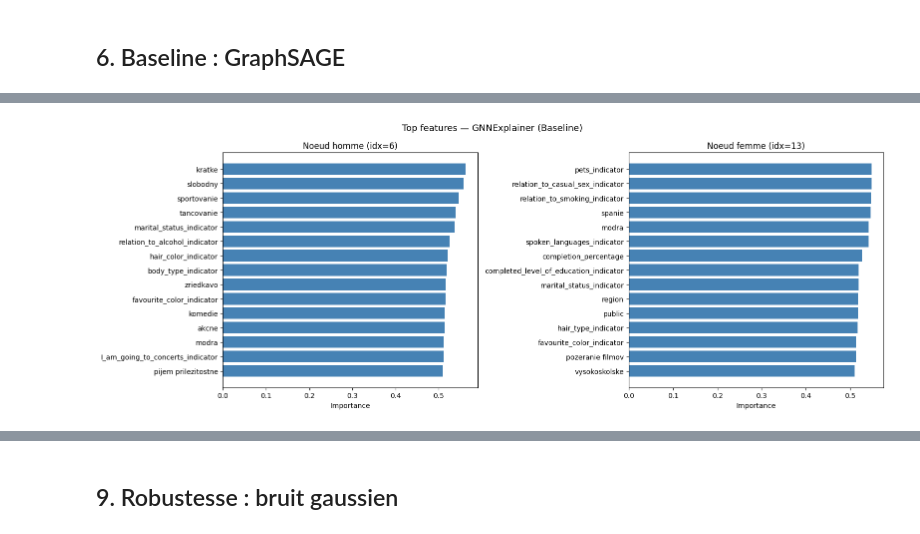
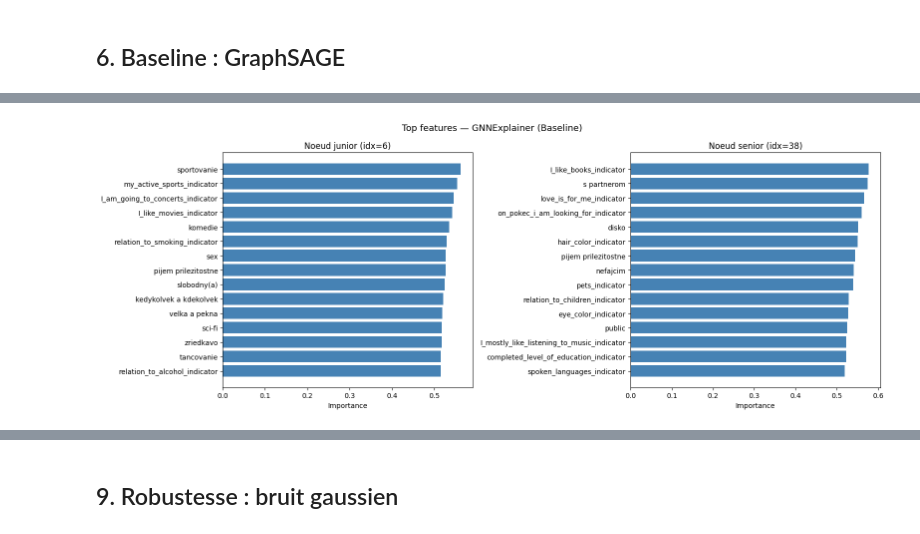
Before and after one commit to leoivars31/Projet_Fairness, a Jupyter notebook: src/notebook_principal.ipynb, the cells around one changed output, grey strips where cells are left out. Saved outputs shown, nothing was run; the diff lists cells and outputs as text; code cells hidden in the pictures.

```diff
--- a/src/notebook_principal.ipynb
+++ b/src/notebook_principal.ipynb
@@ -179,6 +222,7 @@ def eod(y_true, y_pred, sens):
     return y_pred[(sens==1)&(y_true==1)].mean() - y_pred[(sens==0)&(y_true==1)].mean()
 
 def evaluate(model, data, mask, sensitive_attr, is_fair=False):
+    """Evaluation function for both standard and fair models centralizing the computation of metrics"""
     model.eval()
     with torch.no_grad():
         out = model.predict(data.x, data.edge_index) if is_fair else model(data.x, data.edge_index)
@@ -285,7 +369,7 @@ class Adversary(nn.Module):
     def forward(self, h):
         return self.fc(h)
 # %%
-def train_fair(fair_model, adversary, data, lam=1.0, epochs=20, lr=0.01):
+def train_fair(fair_model, adversary, data, lam=1.0, epochs=30, lr=0.01):
     """
     lam : poids de la penalite adversariale.
     Augmenter lam = plus d'equite, moins de performance.
@@ -301,28 +385,31 @@ def train_fair(fair_model, adversary, data, lam=1.0, epochs=20, lr=0.01):
         opt_a.zero_grad()
         with torch.no_grad():
             _, h = fair_model(data.x, data.edge_index)
-        F.cross_entropy(adversary(h[data.train_mask]), data.sensitive_gender[data.train_mask]).backward()
+        F.cross_entropy(adversary(h[data.train_mask]), data.sensitive_age[data.train_mask]).backward()
         opt_a.step()
 
         # Etape 2 : entrainer le modele principal
-        opt_m.zero_grad()
+        opt_m.zero_grad() # on utilise pas le même optimiseur pour le modèle principal et l'adversaire pour pouvoir faire des étapes de backward séparées
         out, h    = fair_model(data.x, data.edge_index)
         task_loss = F.cross_entropy(out[data.train_mask], data.y[data.train_mask], weight=w)
-        adv_loss  = F.cross_entropy(adversary(h[data.train_mask]), data.sensitive_gender[data.train_mask])
+        adv_loss  = F.cross_entropy(adversary(h[data.train_mask]), data.sensitive_age[data.train_mask])
         (task_loss - lam * adv_loss).backward()
         opt_m.step()
 
         if epoch % 5 == 0:
             fair_model.eval()
             with torch.no_grad():
-                preds = fair_model.predict(data.x, data.edge_index).argmax(dim=1).cpu().numpy()
+                out_val = fair_model.predict(data.x, data.edge_index)
+                probs   = F.softmax(out_val, dim=1)[:, 1].cpu().numpy()
+                preds   = out_val.argmax(dim=1).cpu().numpy()
             m   = data.val_mask.cpu().numpy()
-            acc = accuracy_score(data.y.cpu().numpy()[m], preds[m])
-            s   = spd(preds[m], data.sensitive_gender.cpu().numpy()[m])
-            print(f'Epoch {epoch:3d} | Task: {task_loss.item():.4f} | Val Acc: {acc:.4f} | |SPD|: {abs(s):.4f}')
+            auc = roc_auc_score(data.y.cpu().numpy()[m], probs[m])
+            s   = spd(preds[m], data.sensitive_age.cpu().numpy()[m])
+            print(f'Epoch {epoch:3d} | Task: {task_loss.item():.4f} | Val AUC: {auc:.4f} | |SPD_age|: {abs(s):.4f}')
 
 
+LAM = 1
 fair_model = FairGraphSAGE(data.x.shape[1], 64, 2).to(DEVICE)
 adversary  = Adversary(64).to(DEVICE)
-train_fair(fair_model, adversary, data, lam=1.0)
+train_fair(fair_model, adversary, data, lam=LAM)
 # %% [output]
@@ -380,18 +543,36 @@ Explications generees.
+# %%
+from torch_geometric.explain import Explainer, GNNExplainer
+
+explainer = Explainer(
+    model=baseline,
+    algorithm=GNNExplainer(epochs=5),
+    explanation_type='model',
+    node_mask_type='attributes',
+    edge_mask_type=None,
+    model_config=dict(mode='multiclass_classification', task_level='node', return_type='raw'),
+)
+
+test_idx    = data.test_mask.nonzero(as_tuple=True)[0]
+junior_idx  = test_idx[data.sensitive_age[test_idx] == 0][0].item()
+senior_idx  = test_idx[data.sensitive_age[test_idx] == 1][0].item()
+
+exp_j = explainer(data.x, data.edge_index, index=junior_idx)
+exp_s = explainer(data.x, data.edge_index, index=senior_idx)
 # %%
 TOP_K = 15
 
 def plot_top_features(exp, node_idx, title, ax, feat_names, k=TOP_K):
     imp     = exp.node_mask[node_idx].cpu().numpy()
     top_idx = np.argsort(imp)[-k:]
     ax.barh([feat_names[i] for i in top_idx], imp[top_idx], color='steelblue')
     ax.set_title(title)
     ax.set_xlabel('Importance')
 
 fig, (ax1, ax2) = plt.subplots(1, 2, figsize=(16, 6))
-plot_top_features(exp_m, male_idx, f'Noeud homme (idx={male_idx})',   ax1, feature_cols)
-plot_top_features(exp_f, female_idx, f'Noeud femme (idx={female_idx})', ax2, feature_cols)
+plot_top_features(exp_j, junior_idx, f'Noeud junior (idx={junior_idx})', ax1, feature_cols)
+plot_top_features(exp_s, senior_idx, f'Noeud senior (idx={senior_idx})', ax2, feature_cols)
 plt.suptitle('Top features — GNNExplainer (Baseline)', fontsize=13)
 plt.tight_layout()
 plt.show()
 # %% [output]
-[figure, old version]
+[figure, new version]
```
Also changed, not shown: parts of 50 cells of this notebook, 4 other files.
